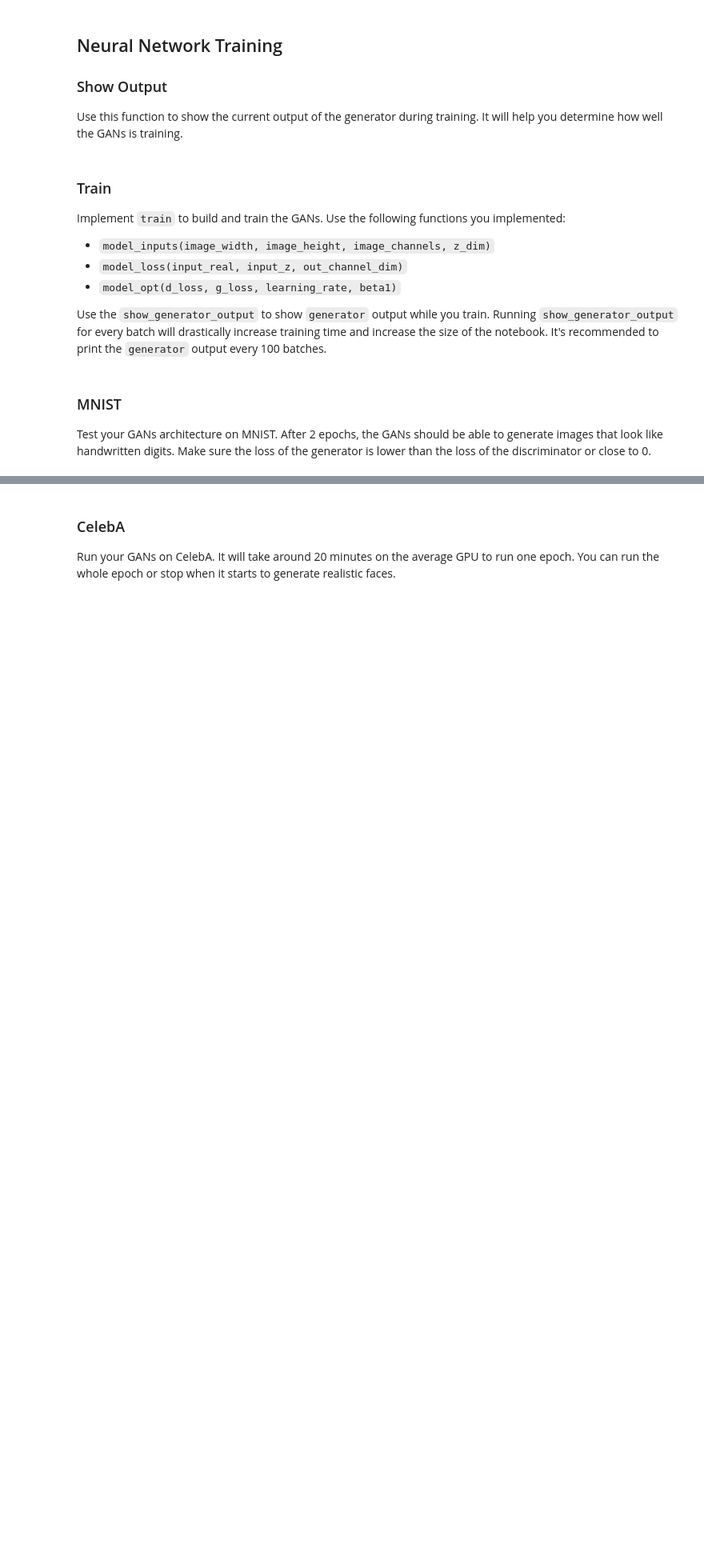
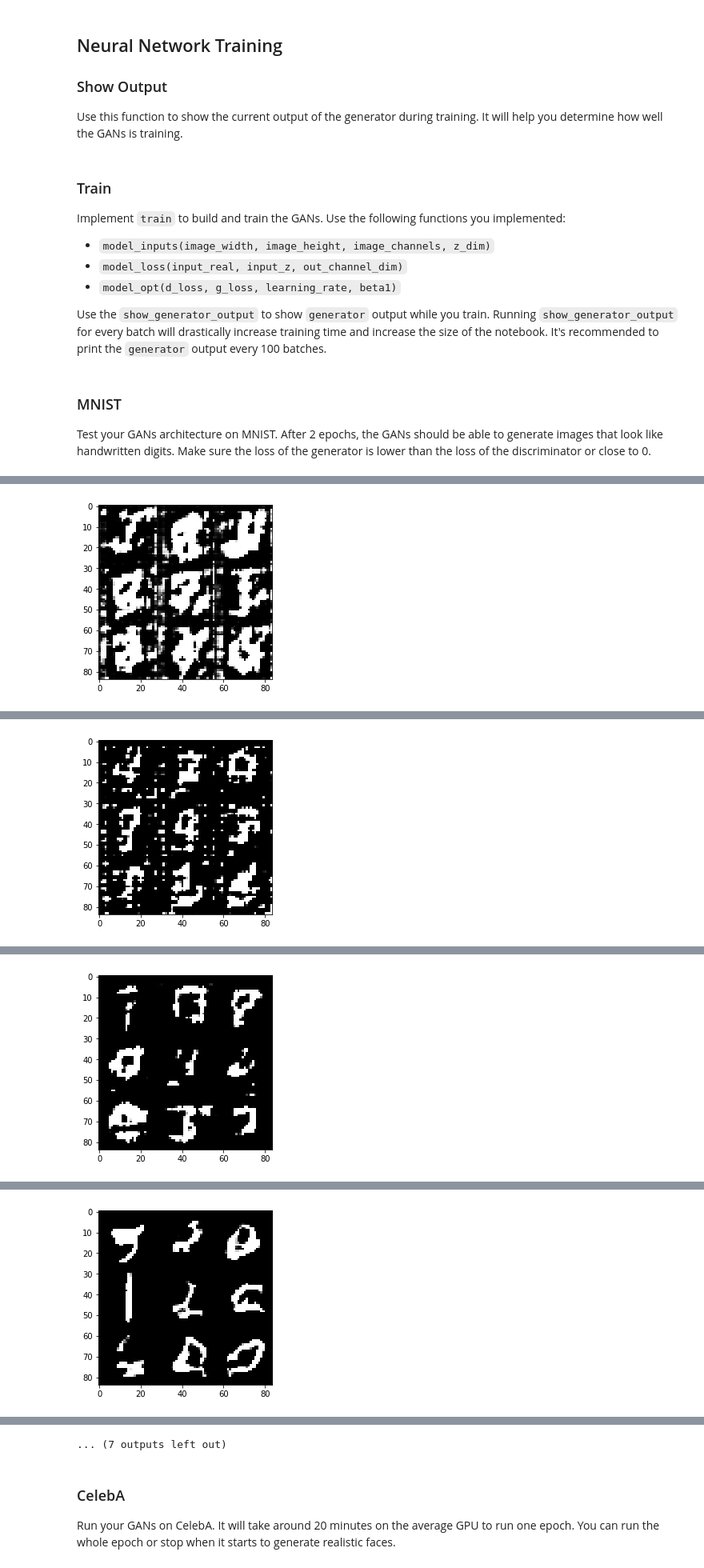
Before and after one commit to abhigoud2212/face_generation, a Jupyter notebook: dlnd_face_generation.ipynb, the cells around one changed output, grey strips where cells are left out. Shown at 80% size. Drawn from its saved outputs; the diff is of its cells as text; code cells hidden in the pictures; blank space fills up the shorter version.

Commit message:
images generated

```diff
--- a/dlnd_face_generation.ipynb
+++ b/dlnd_face_generation.ipynb
@@ -128,16 +130,14 @@ tests.test_model_inputs(model_inputs)
 # %% [output]
 Tests Passed
 # %%
-def leaky_relu(x, alpha=0.1, name='leaky_relu'):
+def leak_relu(x, multiplier=0.1):
     '''
     x: Tensor
-    alpha: leaky multiplier
-    name: tensor name
-    Leaky relu implementation.
+    multiplier: leak multiplier
 
-    Returns tensor applying leaky relu on input tensor.
+    Returns max tensor on input tensor.
     '''
-    return tf.maximum(x, x * alpha, name=name)
+    return tf.maximum(x, x * multiplier)
 # %% [markdown]
 ### Discriminator
 Implement `discriminator` to create a discriminator neural network that discriminates on `images`.  This function should be able to reuse the variabes in the neural network.  Use [`tf.variable_scope`](https://www.tensorflow.org/api_docs/python/tf/variable_scope) with a scope name of "discriminator" to allow the variables to be reused.  The function should return a tuple of (tensor output of the generator, tensor logits of the generator).
@@ -366,41 +368,33 @@ def train(epoch_count, batch_size, z_dim, learning_rate, beta1, get_batches, dat
     :param data_shape: Shape of the data
     :param data_image_mode: The image mode to use for images ("RGB" or "L")
     """
-    # TODO: Build Model
-    print("z_dim=", z_dim)
-    print("data_shape=", data_shape)
-    print("data_image_mode=", data_image_mode)
-
     out_channel_dim = 3 if data_image_mode == 'RGB' else 1
     real_input, z_input, lr = model_inputs(data_shape[1], data_shape[2], data_shape[3], z_dim)
     d_loss, g_loss = model_loss(real_input, z_input, out_channel_dim)
-    d_opt, g_opt = model_opt(d_loss, g_loss, lr, beta1)
+    d_ops, g_ops = model_opt(d_loss, g_loss, lr, beta1)
 
     batch = 0;
-    saver = tf.train.Saver()
     with tf.Session() as sess:
         sess.run(tf.global_variables_initializer())
         for epoch_i in range(epoch_count):
             for batch_images in get_batches(batch_size):
-                batch+=1
+                batch += 1
 
-                # Batch images value is in range from -0.5 to 0.5
-                # But our discriminator expects values from -1 to 1 s
-                # So scale the images.
+                # since discriminator expects values from -1 to 1
                 batch_images = 2 * batch_images
                 batch_z = np.random.uniform(-1, 1, (batch_size, z_dim))
 
-                # print("BatchSize=", batch_images.shape)
-                sess.run(d_opt, feed_dict = {
+                sess.run(g_ops, feed_dict = {
+                    lr :learning_rate,
+                    z_input : batch_z,
+                })
+
+                sess.run(d_ops, feed_dict = {
                     lr : learning_rate,
                     real_input : batch_images,
                     z_input : batch_z
                 })
 
-                sess.run(g_opt, feed_dict = {
-                    lr :learning_rate,
-                    z_input : batch_z,
-                })
 
                 if batch % 10 == 0:
                     # run losses.
@@ -412,17 +406,13 @@ def train(epoch_count, batch_size, z_dim, learning_rate, beta1, get_batches, dat
 
 
                 if batch % 100 == 0:
-                    print("Generating sample outputs")
+                    print("Sample Outputs....")
                     show_generator_output(sess, 10, z_input, out_channel_dim, data_image_mode)
-                    break
-
-        print('Saving model to fg_model file')
-        saver.save(sess, 'saved_model/fg_model')
 # %% [markdown]
 ### MNIST
 Test your GANs architecture on MNIST.  After 2 epochs, the GANs should be able to generate images that look like handwritten digits.  Make sure the loss of the generator is lower than the loss of the discriminator or close to 0.
 # %%
-batch_size = 64
+batch_size = 128
 z_dim = 100
 learning_rate = 0.005
 beta1 = 0.2
@@ -444,0 +443 @@ data_image_mode= L
+[figure, added]
@@ -445,0 +455 @@ KeyboardInterrupt:
+[figure, added]
@@ -445,0 +467 @@ KeyboardInterrupt:
+[figure, added]
@@ -445,0 +479 @@ KeyboardInterrupt:
+[figure, added]
@@ -446,3 +504,4 @@ KeyboardInterrupt:
+... (7 outputs left out)
 # %% [markdown]
 ### CelebA
 Run your GANs on CelebA.  It will take around 20 minutes on the average GPU to run one epoch.  You can run the whole epoch or stop when it starts to generate realistic faces.
```
Also changed, not shown: parts of 10 cells of this notebook.
